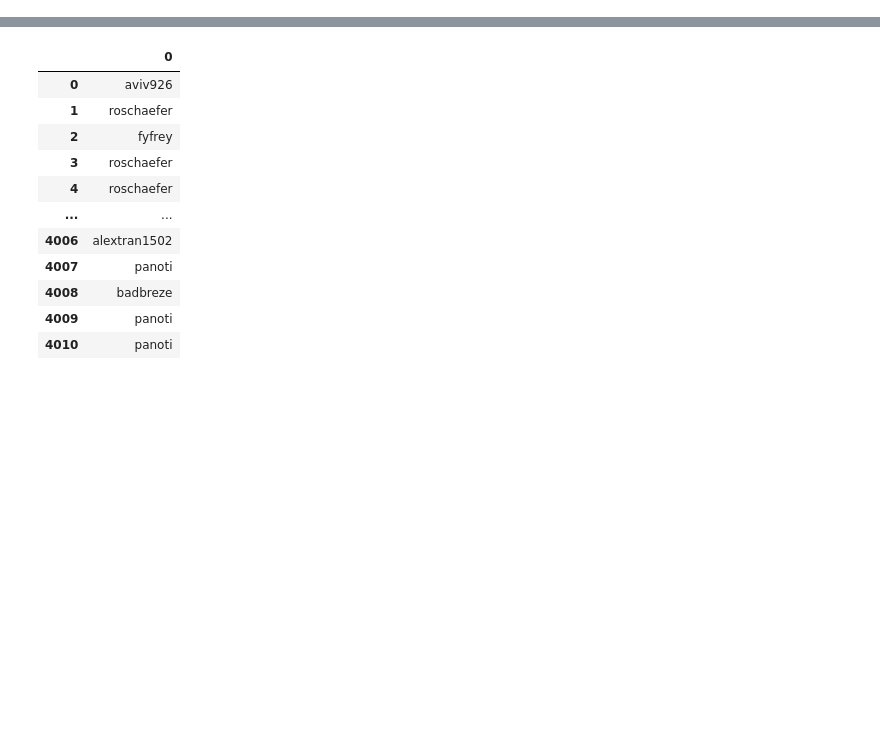
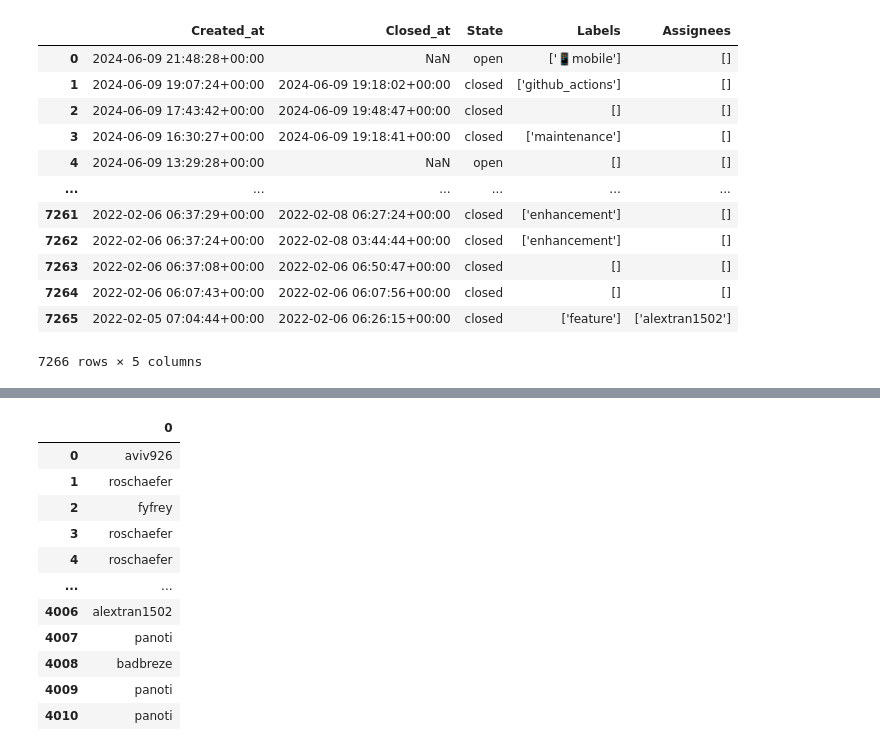
Before and after one commit to bokuwakira1411/PythonDataAnalysis, a Jupyter notebook: dataAnalyst.ipynb, the cells around one changed output, grey strips where cells are left out. Drawn from its saved outputs; the diff is of its cells as text; code cells hidden in the pictures; blank space fills up the shorter version.

```diff
--- a/dataAnalyst.ipynb
+++ b/dataAnalyst.ipynb
@@ -58,0 +7,16 @@ df
+# %%
+issue_df
+# %% [output]
+|  | Created_at | Closed_at | State | Labels | Assignees |
+| 0 | 2024-06-09 21:48:28+00:00 | NaN | open | ['📱mobile'] | [] |
+| 1 | 2024-06-09 19:07:24+00:00 | 2024-06-09 19:18:02+00:00 | closed | ['github_actions'] | [] |
+| 2 | 2024-06-09 17:43:42+00:00 | 2024-06-09 19:48:47+00:00 | closed | [] | [] |
+| 3 | 2024-06-09 16:30:27+00:00 | 2024-06-09 19:18:41+00:00 | closed | ['maintenance'] | [] |
+| 4 | 2024-06-09 13:29:28+00:00 | NaN | open | [] | [] |
+| ... | ... | ... | ... | ... | ... |
+| 7261 | 2022-02-06 06:37:29+00:00 | 2022-02-08 06:27:24+00:00 | closed | ['enhancement'] | [] |
+| 7262 | 2022-02-06 06:37:24+00:00 | 2022-02-08 03:44:44+00:00 | closed | ['enhancement'] | [] |
+| 7263 | 2022-02-06 06:37:08+00:00 | 2022-02-06 06:50:47+00:00 | closed | [] | [] |
+| 7264 | 2022-02-06 06:07:43+00:00 | 2022-02-06 06:07:56+00:00 | closed | [] | [] |
+| 7265 | 2022-02-05 07:04:44+00:00 | 2022-02-06 06:26:15+00:00 | closed | ['feature'] | ['alextran1502'] |
+7266 rows × 5 columns
```
Also changed, not shown: parts of 7 cells of this notebook, 3 other files.
